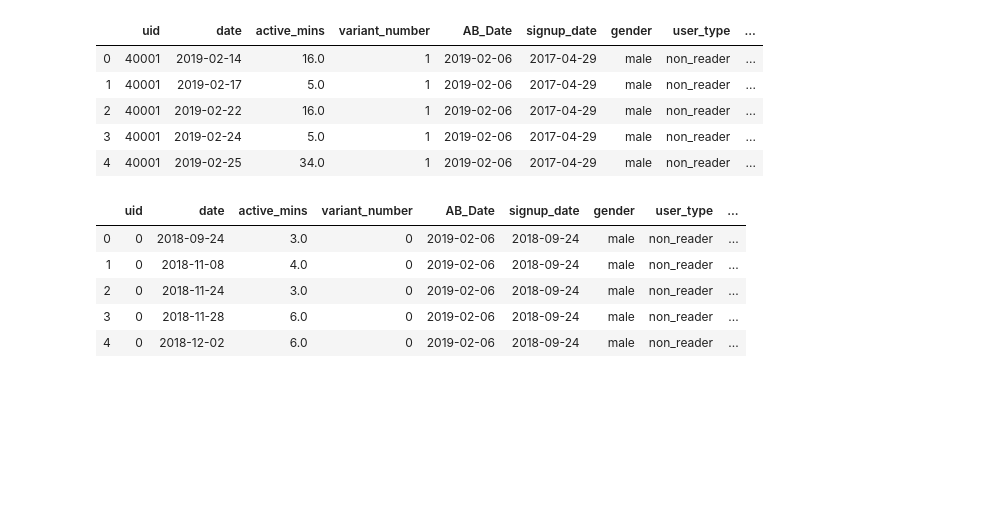
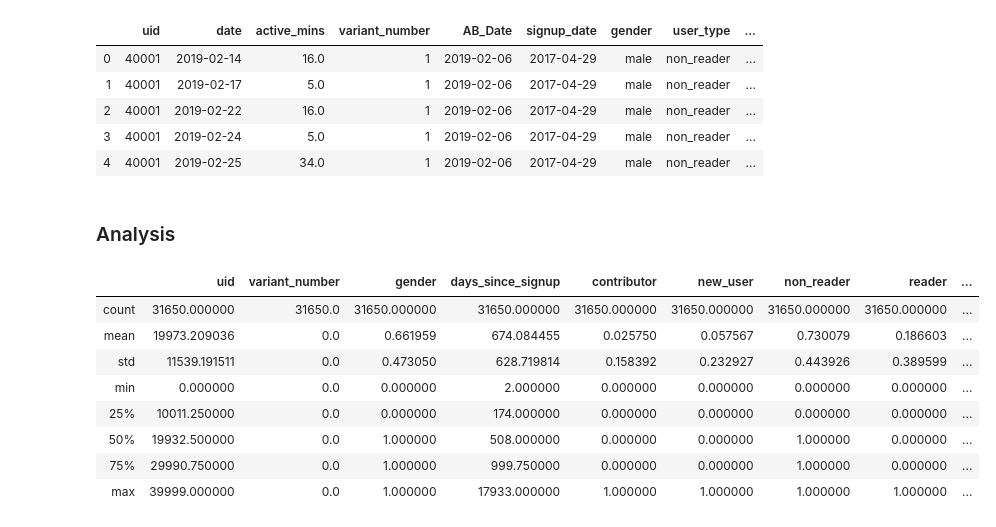
Before and after one commit to sagnikrana/Quora-Data-Challenge, a Jupyter notebook: QuoraDataScienceChallenge.ipynb, the cells around one changed output. Saved outputs shown, nothing was run; the diff lists cells and outputs as text; code cells hidden in the pictures; blank space fills up the shorter version.

```diff
--- a/QuoraDataScienceChallenge.ipynb
+++ b/QuoraDataScienceChallenge.ipynb
@@ -679,12 +678,49 @@ after_AB_treatment_base_table.head()
 | 4 | 40001 | 2019-02-25 | 34.0 | 1 | 2019-02-06 | 2017-04-29 | male | non_reader | ... |
 # %%
 col_to_drop = ['date','AB_Date','signup_date']
+# %%
+def mapMaleFemale(df):
+    return df['gender'].map({'female':0, 'male':1})
+# %%
+before_AB_treatment_base_table['gender'] = mapMaleFemale(before_AB_treatment_base_table)
+before_AB_control_base_table['gender'] = mapMaleFemale(before_AB_control_base_table)
+after_AB_control_base_table['gender'] = mapMaleFemale(after_AB_control_base_table)
+after_AB_treatment_base_table['gender'] = mapMaleFemale(after_AB_treatment_base_table)
+# %%
+def finalizeDataTables(df, col_to_drop, generateFile):
+    # dum_1 = pd.get_dummies(before_AB_control_base_table['gender'])
+    dum_2 = pd.get_dummies(df['user_type'])
+    df = pd.concat([df,dum_2], axis = 1)
+    df.drop(columns = col_to_drop, inplace = True)
+    a = pd.DataFrame(df['uid'].value_counts())
+    a.reset_index(inplace = True)
+    a.rename(columns = {'uid':'appearences','index':'uid'}, inplace = True)
+    df = pd.merge(df,a,how = "inner",on = "uid")
+    col_to_group_by = list(df.columns)
+    col_to_group_by.remove('active_mins')
+    df = pd.DataFrame(df.groupby(col_to_group_by)['active_mins'].sum())
+    df.reset_index(inplace = True)
+    df.drop(columns = ['user_type'], inplace = True)
+    df['avg_time_per_user'] = df['active_mins']/df['appearences']
+    if generateFile:
+        df.to_csv(df+".csv", index = False)
+    return df
+# %%
+before_AB_control_base_table = finalizeDataTables(before_AB_control_base_table, col_to_drop, False)
+before_AB_treatment_base_table = finalizeDataTables(before_AB_treatment_base_table, col_to_drop, False)
+after_AB_control_base_table = finalizeDataTables(after_AB_control_base_table, col_to_drop, False)
+after_AB_treatment_base_table = finalizeDataTables(after_AB_treatment_base_table, col_to_drop, False)
+# %% [markdown]
+### Analysis
 # %%
-before_AB_control_base_table.head()
+before_AB_control_base_table.describe()
 # %% [output]
-|  | uid | date | active_mins | variant_number | AB_Date | signup_date | gender | user_type | ... |
-| 0 | 0 | 2018-09-24 | 3.0 | 0 | 2019-02-06 | 2018-09-24 | male | non_reader | ... |
-| 1 | 0 | 2018-11-08 | 4.0 | 0 | 2019-02-06 | 2018-09-24 | male | non_reader | ... |
-| 2 | 0 | 2018-11-24 | 3.0 | 0 | 2019-02-06 | 2018-09-24 | male | non_reader | ... |
-| 3 | 0 | 2018-11-28 | 6.0 | 0 | 2019-02-06 | 2018-09-24 | male | non_reader | ... |
-| 4 | 0 | 2018-12-02 | 6.0 | 0 | 2019-02-06 | 2018-09-24 | male | non_reader | ... |
+|  | uid | variant_number | gender | days_since_signup | contributor | new_user | non_reader | reader | ... |
+| count | 31650.000000 | 31650.0 | 31650.000000 | 31650.000000 | 31650.000000 | 31650.000000 | 31650.000000 | 31650.000000 | ... |
+| mean | 19973.209036 | 0.0 | 0.661959 | 674.084455 | 0.025750 | 0.057567 | 0.730079 | 0.186603 | ... |
+| std | 11539.191511 | 0.0 | 0.473050 | 628.719814 | 0.158392 | 0.232927 | 0.443926 | 0.389599 | ... |
+| min | 0.000000 | 0.0 | 0.000000 | 2.000000 | 0.000000 | 0.000000 | 0.000000 | 0.000000 | ... |
+| 25% | 10011.250000 | 0.0 | 0.000000 | 174.000000 | 0.000000 | 0.000000 | 0.000000 | 0.000000 | ... |
+| 50% | 19932.500000 | 0.0 | 1.000000 | 508.000000 | 0.000000 | 0.000000 | 1.000000 | 0.000000 | ... |
+| 75% | 29990.750000 | 0.0 | 1.000000 | 999.750000 | 0.000000 | 0.000000 | 1.000000 | 0.000000 | ... |
+| max | 39999.000000 | 0.0 | 1.000000 | 17933.000000 | 1.000000 | 1.000000 | 1.000000 | 1.000000 | ... |
```
Also changed, not shown: parts of 34 cells of this notebook, 4 other files.
